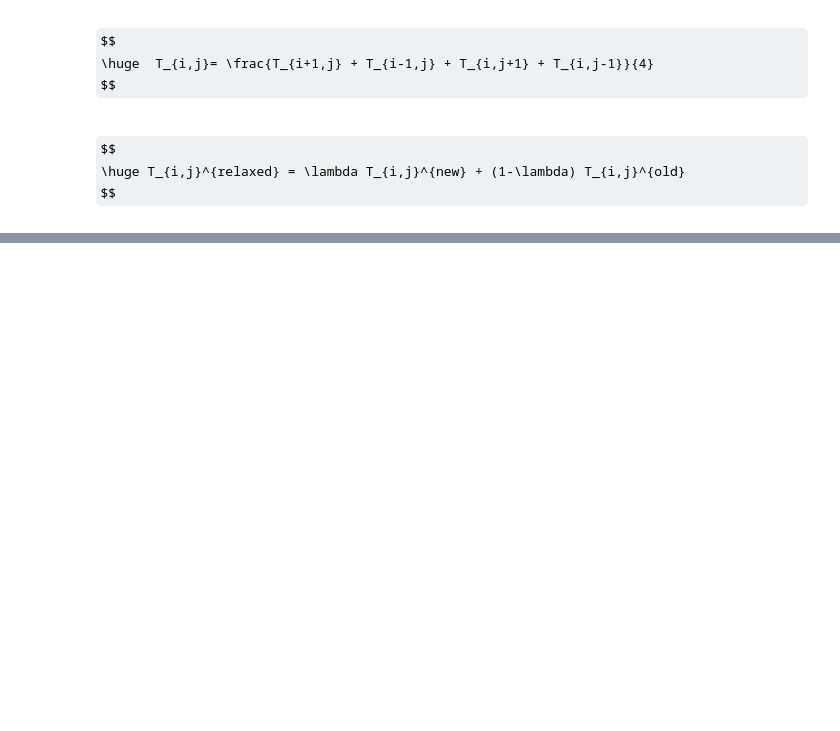
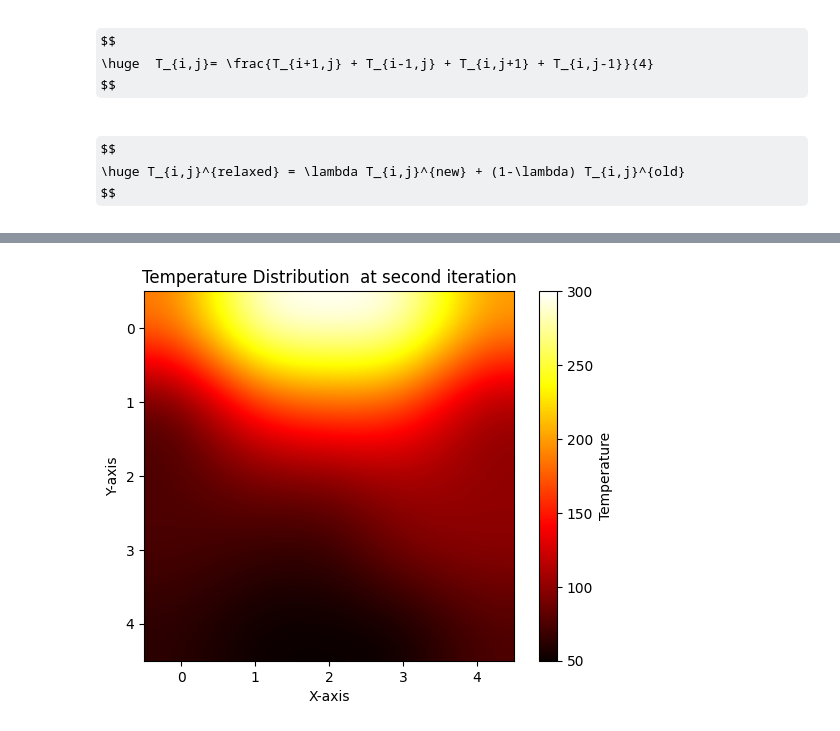
Before and after one commit to drmksong/numana_nb_2025, a Jupyter notebook: lect_10_pde.ipynb, the cells around one changed output, grey strips where cells are left out. Cells and saved outputs as stored; diff of their text form; code cells hidden in the pictures; some formulas as TeX source; blank space fills up the shorter version.

```diff
--- a/lect_10_pde.ipynb
+++ b/lect_10_pde.ipynb
@@ -378,0 +373,10 @@ first iteration
+# %%
+T_grid_lbmn_2 = T_lbmn_2.reshape((ni, nj))
+plt.imshow(T_grid_lbmn_2, cmap='hot', interpolation='bicubic')
+plt.colorbar(label='Temperature')
+plt.title('Temperature Distribution  at second iteration')
+plt.xlabel('X-axis')
+plt.ylabel('Y-axis')
+plt.show()
+# %% [output]
+[figure, added]
```
Also changed, not shown: parts of 11 cells of this notebook.
